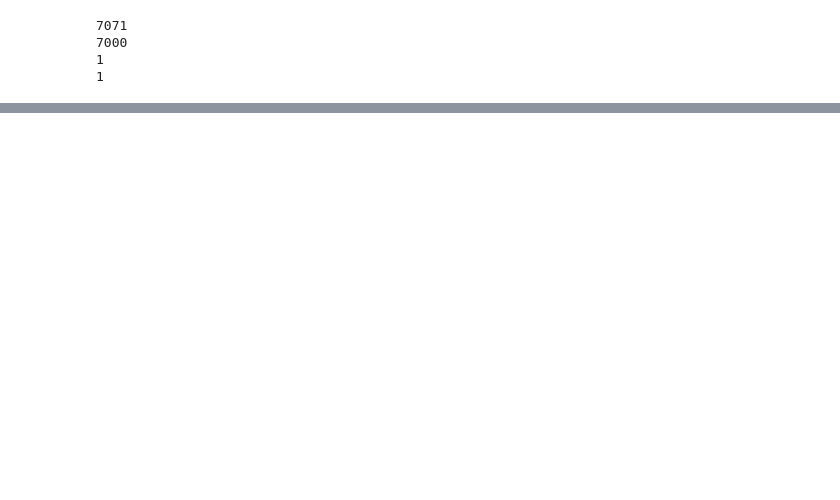
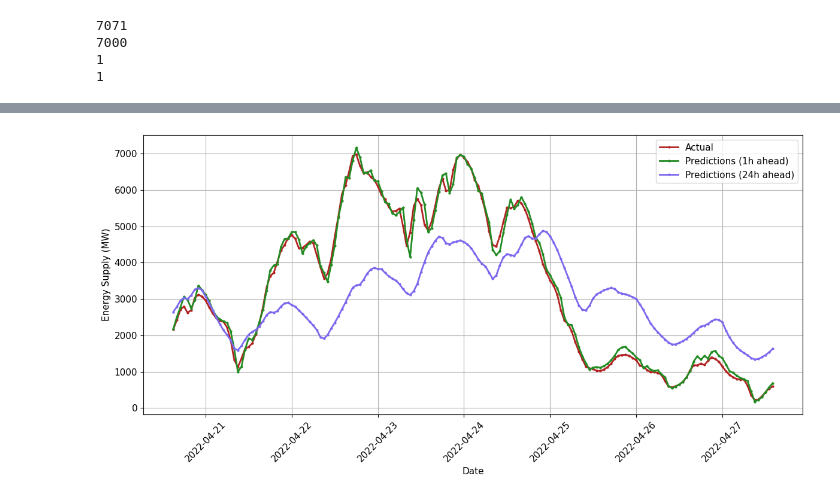
Before and after one commit to UBela/GRUeneEnergie, a Jupyter notebook: plotting.ipynb, the cells around one changed output, grey strips where cells are left out. Cells and saved outputs as stored; diff of their text form; code cells hidden in the pictures; blank space fills up the shorter version.

```diff
--- a/plotting.ipynb
+++ b/plotting.ipynb
@@ -536,0 +513,4 @@ plot_predictions_week(timestamps, retrained_wind_output_24, retrained_wind_targe
+# %%
+plot_predictions_week(timestamps, rescaled_retrained_wind_output, retrained_wind_output_24, rescaled_retrained_wind_target,retrained_wind_target_24, index_1h,index_24h)
+# %% [output]
+[figure, added]
```
Also changed, not shown: parts of 21 cells of this notebook.
